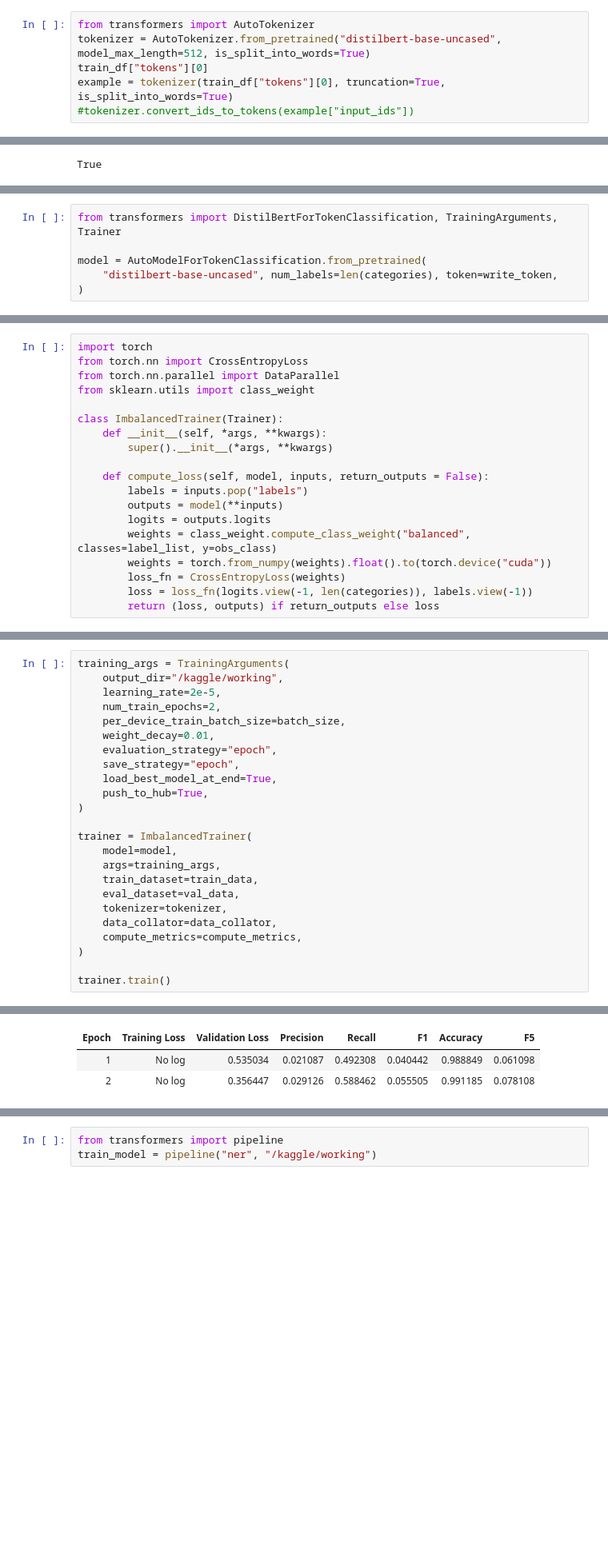
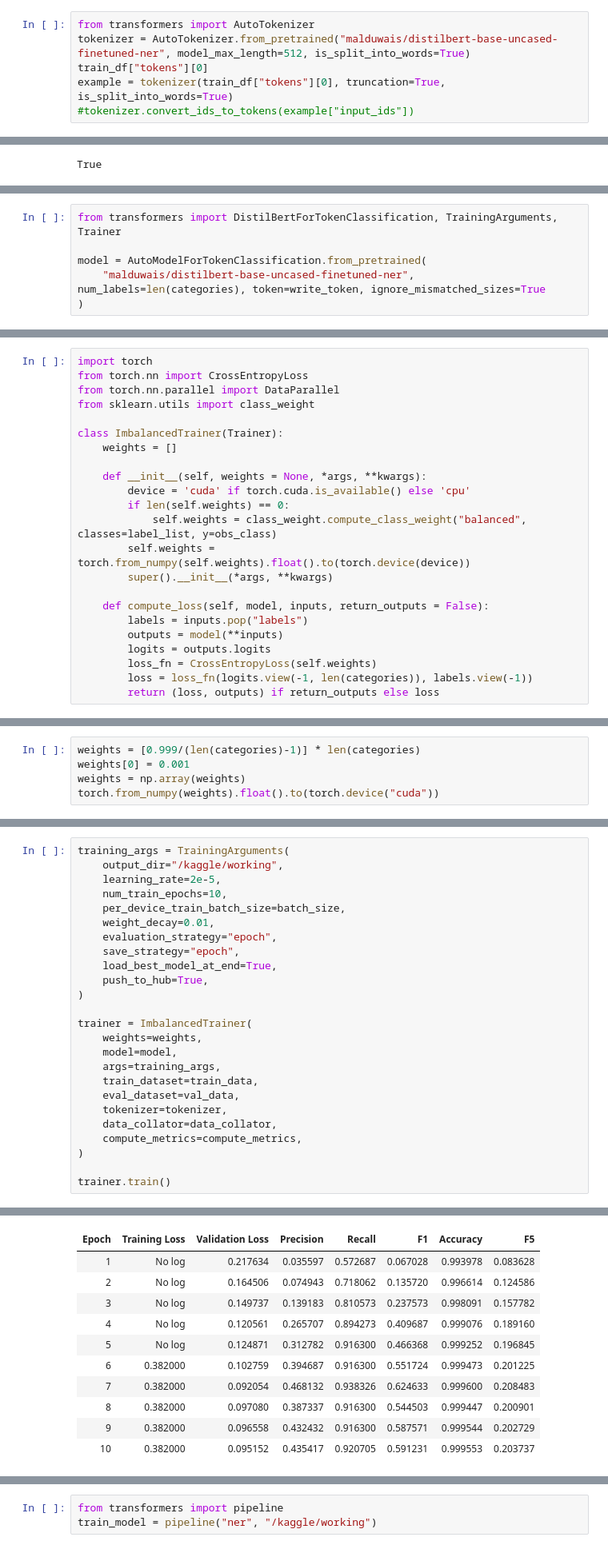
Before and after one commit to Svangorden13/Machine-Learning-Projects, a Jupyter notebook: pii-detection-removal.ipynb, the cells around one changed output, grey strips where cells are left out. Shown: that part at 80% size. Saved outputs shown, nothing was run; the diff lists cells and outputs as text; blank space fills up the shorter version.

Commit message:
Used malduwais/distilbert-base-uncased-finetuned-ner model

```diff
--- a/pii-detection-removal.ipynb
+++ b/pii-detection-removal.ipynb
@@ -41,7 +44,7 @@ train_df = pd.read_json("/kaggle/input/pii-detection-removal-from-educational-da
 test_df = pd.read_json("/kaggle/input/pii-detection-removal-from-educational-data/test.json")
 # %%
 from transformers import AutoTokenizer
-tokenizer = AutoTokenizer.from_pretrained("distilbert-base-uncased", model_max_length=512, is_split_into_words=True)
+tokenizer = AutoTokenizer.from_pretrained("malduwais/distilbert-base-uncased-finetuned-ner", model_max_length=512, is_split_into_words=True)
 train_df["tokens"][0]
 example = tokenizer(train_df["tokens"][0], truncation=True, is_split_into_words=True)
 #tokenizer.convert_ids_to_tokens(example["input_ids"])
@@ -201,6 +201,6 @@ You should probably TRAIN this model on a down-stream task to be able to use it
 from transformers import DistilBertForTokenClassification, TrainingArguments, Trainer
 
 model = AutoModelForTokenClassification.from_pretrained(
-    "distilbert-base-uncased", num_labels=len(categories), token=write_token,
+    "malduwais/distilbert-base-uncased-finetuned-ner", num_labels=len(categories), token=write_token, ignore_mismatched_sizes=True
 )
 # %% [output]
@@ -213,15 +215,19 @@ from torch.nn.parallel import DataParallel
 from sklearn.utils import class_weight
 
 class ImbalancedTrainer(Trainer):
-    def __init__(self, *args, **kwargs):
+    weights = []
+
+    def __init__(self, weights = None, *args, **kwargs):
+        device = 'cuda' if torch.cuda.is_available() else 'cpu'
+        if len(self.weights) == 0:
+            self.weights = class_weight.compute_class_weight("balanced", classes=label_list, y=obs_class)
+        self.weights = torch.from_numpy(self.weights).float().to(torch.device(device))
         super().__init__(*args, **kwargs)
 
     def compute_loss(self, model, inputs, return_outputs = False):
         labels = inputs.pop("labels")
         outputs = model(**inputs)
         logits = outputs.logits
-        weights = class_weight.compute_class_weight("balanced", classes=label_list, y=obs_class)
-        weights = torch.from_numpy(weights).float().to(torch.device("cuda"))
-        loss_fn = CrossEntropyLoss(weights)
+        loss_fn = CrossEntropyLoss(self.weights)
         loss = loss_fn(logits.view(-1, len(categories)), labels.view(-1))
         return (loss, outputs) if return_outputs else loss
@@ -235,0 +234,5 @@ array([7.69653016e-02, 3.49128182e+03, 3.84041000e+05, 1.92020500e+05,
+# %%
+weights = [0.999/(len(categories)-1)] * len(categories)
+weights[0] = 0.001
+weights = np.array(weights)
+torch.from_numpy(weights).float().to(torch.device("cuda"))
@@ -237,7 +243,7 @@ array([7.69653016e-02, 3.49128182e+03, 3.84041000e+05, 1.92020500e+05,
 training_args = TrainingArguments(
     output_dir="/kaggle/working",
     learning_rate=2e-5,
-    num_train_epochs=2,
+    num_train_epochs=10,
     per_device_train_batch_size=batch_size,
     weight_decay=0.01,
     evaluation_strategy="epoch",
@@ -247,6 +253,7 @@ training_args = TrainingArguments(
 )
 
 trainer = ImbalancedTrainer(
+    weights=weights,
     model=model,
     args=training_args,
     train_dataset=train_data,
@@ -271,3 +278,11 @@ wandb: 🚀 View run at https://wandb.ai/svangorden13/huggingface/runs/ztflz27u
 | Epoch | Training Loss | Validation Loss | Precision | Recall | F1 | Accuracy | F5 |
-| 1 | No log | 0.535034 | 0.021087 | 0.492308 | 0.040442 | 0.988849 | 0.061098 |
-| 2 | No log | 0.356447 | 0.029126 | 0.588462 | 0.055505 | 0.991185 | 0.078108 |
+| 1 | No log | 0.217634 | 0.035597 | 0.572687 | 0.067028 | 0.993978 | 0.083628 |
+| 2 | No log | 0.164506 | 0.074943 | 0.718062 | 0.135720 | 0.996614 | 0.124586 |
+| 3 | No log | 0.149737 | 0.139183 | 0.810573 | 0.237573 | 0.998091 | 0.157782 |
+| 4 | No log | 0.120561 | 0.265707 | 0.894273 | 0.409687 | 0.999076 | 0.189160 |
+| 5 | No log | 0.124871 | 0.312782 | 0.916300 | 0.466368 | 0.999252 | 0.196845 |
+| 6 | 0.382000 | 0.102759 | 0.394687 | 0.916300 | 0.551724 | 0.999473 | 0.201225 |
+| 7 | 0.382000 | 0.092054 | 0.468132 | 0.938326 | 0.624633 | 0.999600 | 0.208483 |
+| 8 | 0.382000 | 0.097080 | 0.387337 | 0.916300 | 0.544503 | 0.999447 | 0.200901 |
+| 9 | 0.382000 | 0.096558 | 0.432432 | 0.916300 | 0.587571 | 0.999544 | 0.202729 |
+| 10 | 0.382000 | 0.095152 | 0.435417 | 0.920705 | 0.591231 | 0.999553 | 0.203737 |
```
Also changed, not shown: parts of 11 cells of this notebook.
